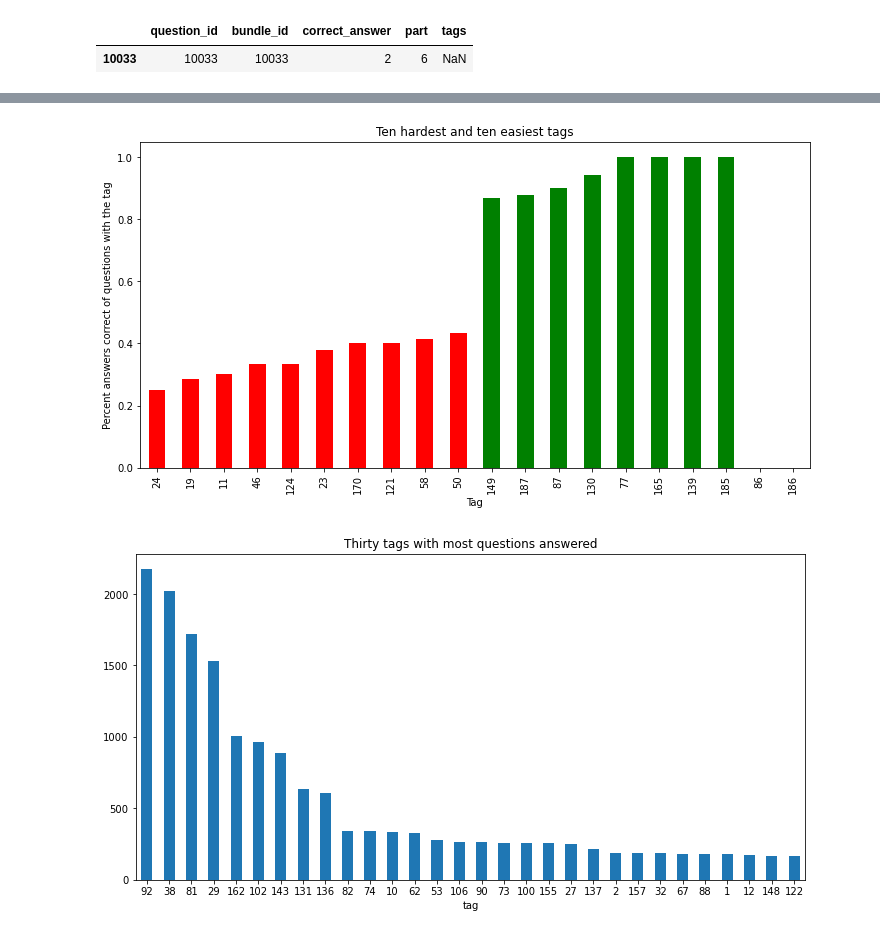
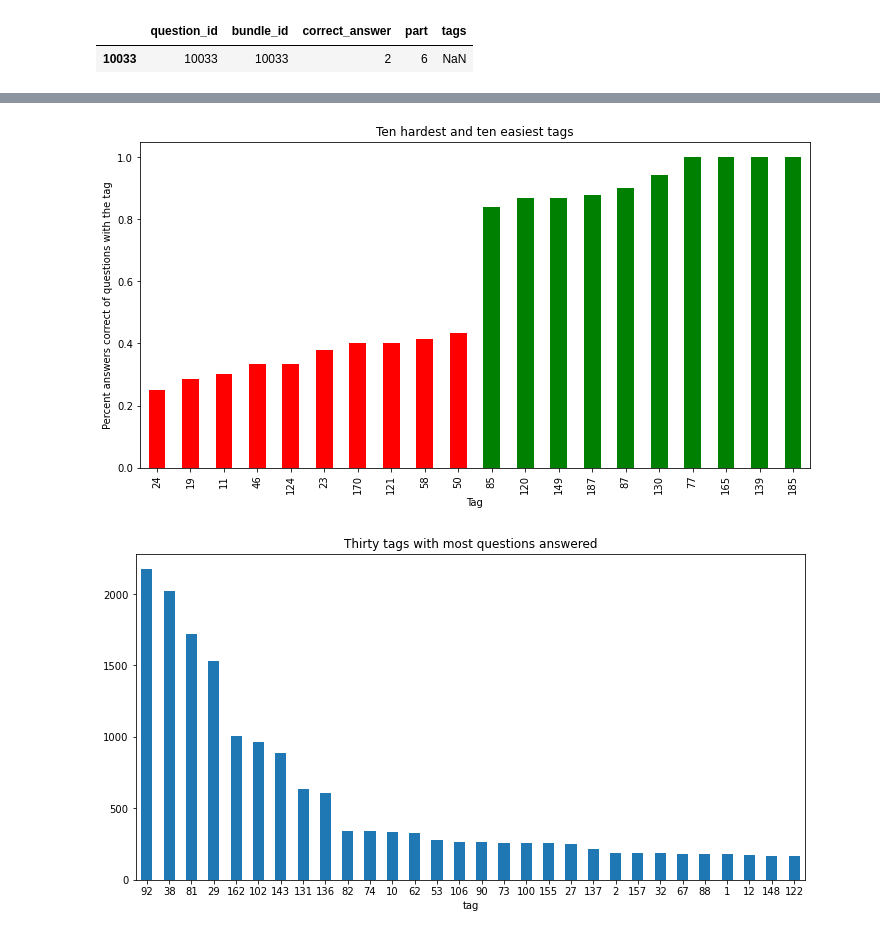
Before and after one commit to ingu627/answer_correctness, a Jupyter notebook: pre_questions.ipynb, the cells around one changed output, grey strips where cells are left out. Cells and saved outputs as stored; diff of their text form; code cells hidden in the pictures.

Commit message:
question 3차 수정

```diff
--- a/pre_questions.ipynb
+++ b/pre_questions.ipynb
@@ -193,18 +258,22 @@ len(tags)
 # %%
+#tag당 문제 정답률을 나타내려고 작성한 코드
 tags_df = pd.DataFrame()
 for x in range(len(tags)): #
-     df = questions[questions.tags.apply(lambda l: tags[x] in l)]
+     df = questions[questions.tags.apply(lambda l: tags[x] in l)] # tags가 비슷한 행으로 묶음
      df1 = df.agg({'Wrong': ['sum'], 'Right': ['sum']}) #각열에 sum함수를 적용
-     df1['Total_questions'] = df1.Wrong + df1.Right #Total_questions열 추가 값은 wrong,right를 합친 값
-     df1['Question_ids_with_tag'] = len(df) #Question_ids_with_tag열 추가 값은 len(df)
-     df1['tag'] = tags[x] #tag 열 추가 값은 tag[x]
+     df1['Total_questions'] = df1.Wrong + df1.Right #Total_questions열 추가 값은 wrong,right를 합친 값 #총 문제의 수
+     #df1['Question_ids_with_tag'] = len(df) #Question_ids_with_tag열 추가, 값은 len(df) //이거 왜쓰는지 모르겠음 안써도 될꺼같음
+     df1['tag'] = tags[x] #tag 열 추가 값은 tag[x] : tags가 tag의 번치라면 tag는 낱개??
      df1 = df1.set_index('tag')
      tags_df = tags_df.append(df1)
-
-tags_df[['Wrong', 'Right', 'Total_questions']] = tags_df[['Wrong', 'Right', 'Total_questions']].astype(int)
-#tags_df.info()
+df1
+# tags_df.info() #삭제 예정
+# tags_df[['Wrong', 'Right', 'Total_questions']] = tags_df[['Wrong', 'Right', 'Total_questions']].astype(int) # 타입 안바꿔도 될듯
+# tags_df.info() #삭제 예정
 tags_df['Percent_correct'] = tags_df.Right/tags_df.Total_questions #'Percent_correct'열 추가 문제 맞춘 비율
 tags_df = tags_df.sort_values(by = "Percent_correct")
 
-tags_df.tail()
+tags_df
+tags_df.dropna(inplace=True)  #결측치 제거 ex)
+tags_df
 # %% [output]
@@ -218,17 +294,17 @@ tags_df.tail()
 # %%
-select_rows = list(range(0,10)) + list(range(178, len(tags_df))) # 0~9 + 178~1880?
-tags_select = tags_df.iloc[select_rows,4] #4가 의미하는게 무엇인지 모르겠음
+select_rows = list(range(0,10)) + list(range(176, len(tags_df))) # 0~9 + 176~188 마지막 결측치2개 포함
+tags_select = tags_df.iloc[select_rows,3] #4가 의미하는게 무엇인지 모르겠음
 
 fig = plt.figure(figsize=(12,6))
 x = tags_select.index
 y = tags_select.values
 clrs = ['red' if y < 0.6 else 'green' for y in tags_select.values]
 tags_select.plot.bar(x, y, color=clrs)
 plt.title("Ten hardest and ten easiest tags")
 plt.xlabel("Tag")
 plt.ylabel("Percent answers correct of questions with the tag")
 plt.xticks(rotation=90)
 plt.show()
 # %% [output]
-[figure, old version]
+[figure, new version]
 # %%
```
Also changed, not shown: parts of 13 cells of this notebook.
